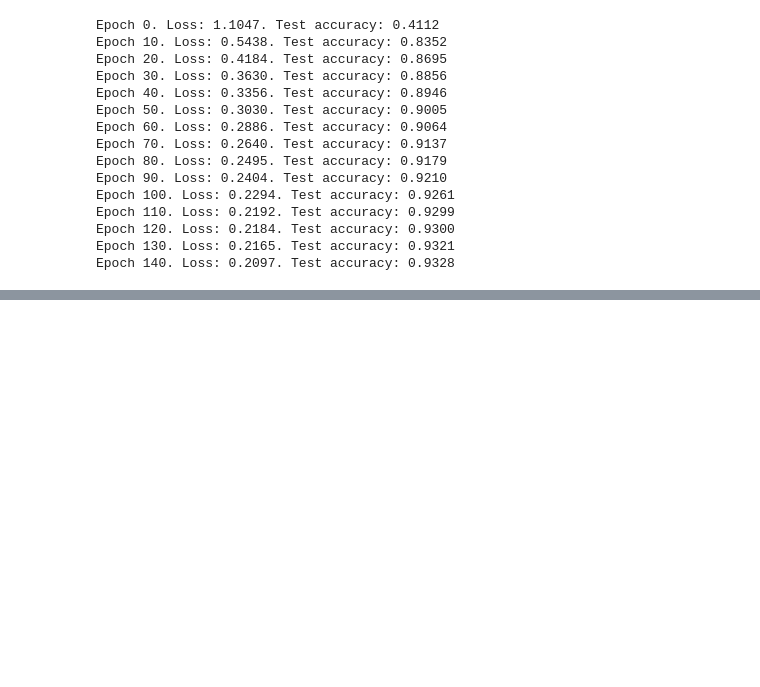
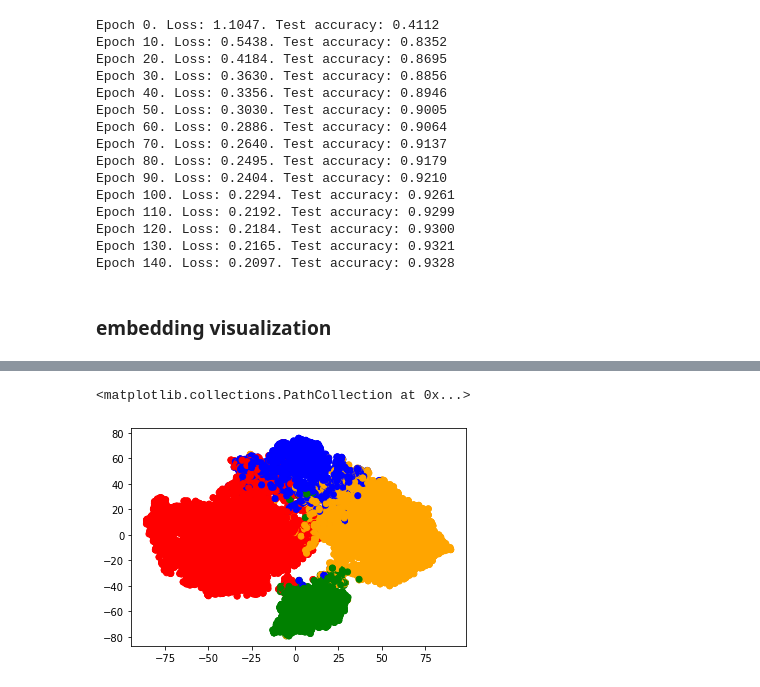
Before and after one commit to QianWang-git/GNN_project_Qian, a Jupyter notebook: gnnstack.ipynb, the cells around one changed output, grey strips where cells are left out. Saved outputs shown, nothing was run; the diff lists cells and outputs as text; code cells hidden in the pictures; blank space fills up the shorter version.

Commit message:
embed

```diff
--- a/gnnstack.ipynb
+++ b/gnnstack.ipynb
@@ -274,3 +264,22 @@ for batch in loader:
     g = make_dot(y, params=dict(plot_model.named_parameters()))
     g.view()
     break
+# %% [markdown]
+### embedding visualization
+# %%
+# dataset: dblp
+writer = SummaryWriter("./log"+ datetime.now().strftime("%Y%m%d-%H%M%S"))
+model = train(data_dblp, 'node', writer)
+color_list = ["red", "orange", "green", "blue", "purple", "brown","black"]
+loader = DataLoader(data_dblp, batch_size=64, shuffle=True)
+embs = []
+colors = []
+for batch in loader:
+    emb, pred = model(batch)
+    embs.append(emb)
+    colors += [color_list[y] for y in batch.y]
+embs = torch.cat(embs, dim=0)
+
+xs, ys = zip(*TSNE().fit_transform(embs.detach().numpy()))
+plt.scatter(xs, ys, color=colors)
+# %% [output]
@@ -276,0 +301,2 @@ for batch in loader:
+<matplotlib.collections.PathCollection at 0x...>
+[figure, added]
```
Also changed, not shown: parts of 2 cells of this notebook.
